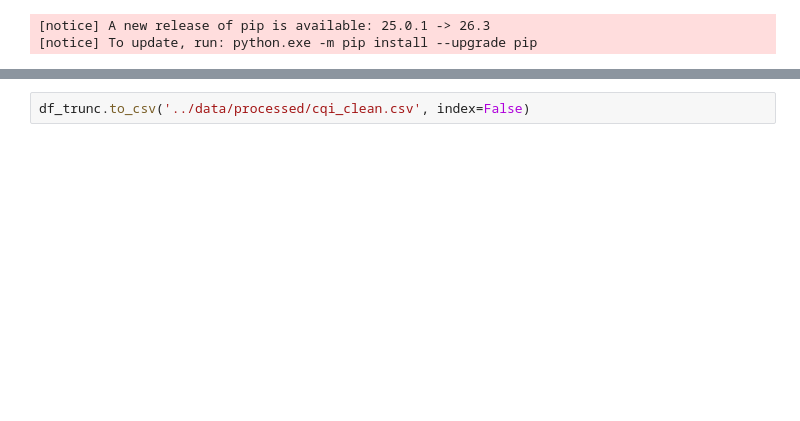
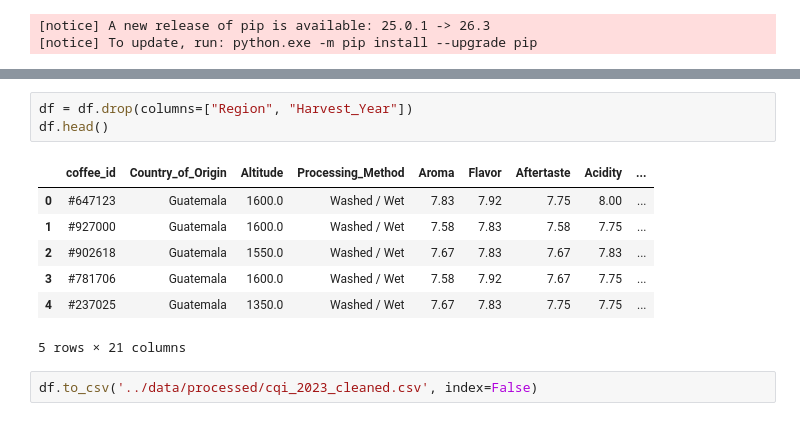
Before and after one commit to Matthew040310/visual-analytics-project, a Jupyter notebook: notebooks/cqi_eda.ipynb, the cells around one changed output, grey strips where cells are left out. Drawn from its saved outputs; the diff is of its cells as text; blank space fills up the shorter version.

```diff
--- a/notebooks/cqi_eda.ipynb
+++ b/notebooks/cqi_eda.ipynb
@@ -188,2 +295,13 @@ Name: Altitude M, dtype: float64
+# %%
+df = df.drop(columns=["Region", "Harvest_Year"])
+df.head()
+# %% [output]
+|  | coffee_id | Country_of_Origin | Altitude | Processing_Method | Aroma | Flavor | Aftertaste | Acidity | ... |
+| 0 | #647123 | Guatemala | 1600.0 | Washed / Wet | 7.83 | 7.92 | 7.75 | 8.00 | ... |
+| 1 | #927000 | Guatemala | 1600.0 | Washed / Wet | 7.58 | 7.83 | 7.58 | 7.75 | ... |
+| 2 | #902618 | Guatemala | 1550.0 | Washed / Wet | 7.67 | 7.83 | 7.67 | 7.83 | ... |
+| 3 | #781706 | Guatemala | 1600.0 | Washed / Wet | 7.58 | 7.92 | 7.67 | 7.75 | ... |
+| 4 | #237025 | Guatemala | 1350.0 | Washed / Wet | 7.67 | 7.83 | 7.75 | 7.75 | ... |
+5 rows × 21 columns
 # %%
-df_trunc.to_csv('../data/processed/cqi_clean.csv', index=False)
+df.to_csv('../data/processed/cqi_2023_cleaned.csv', index=False)
```
Also changed, not shown: parts of 29 cells of this notebook, 5 other files.
